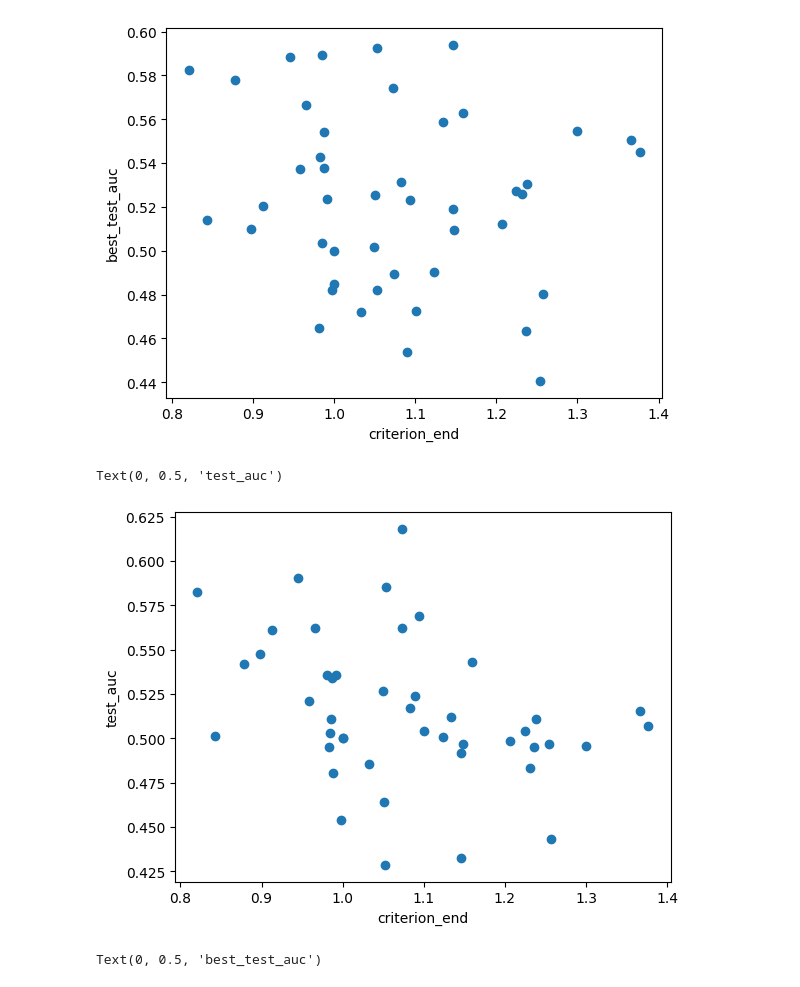
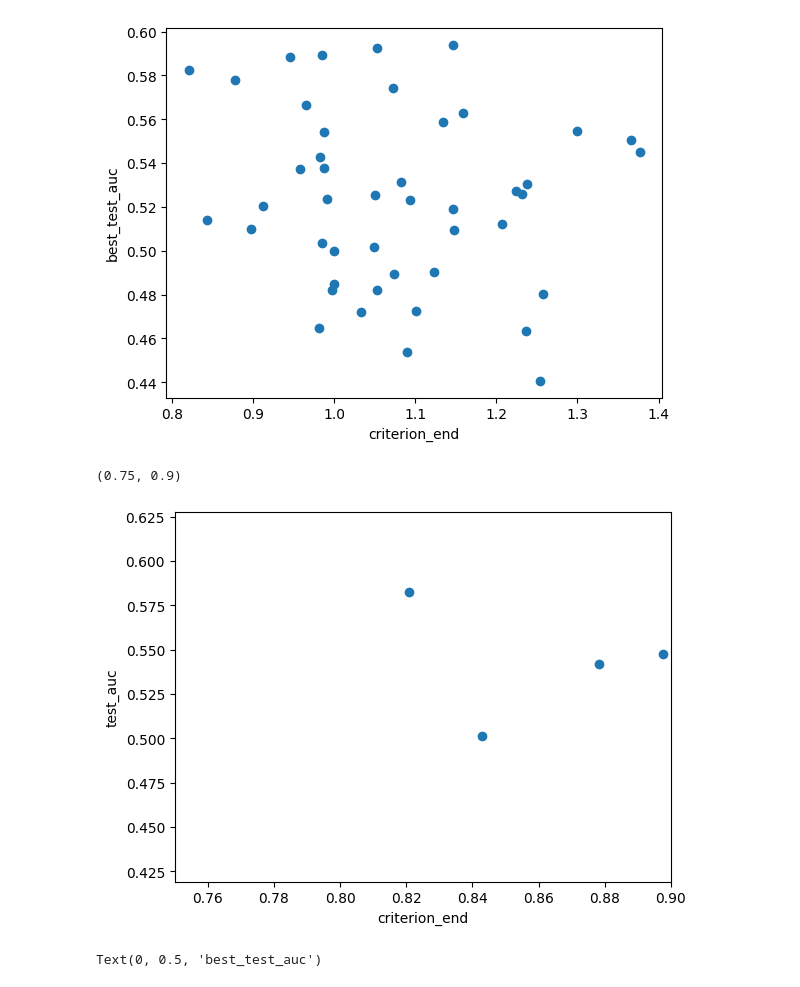
Before and after one commit to neurospin-projects/2023_agaudin_jchavas_folding_supervised, a Jupyter notebook: contrastive/notebooks/bdd_analysis_Flanker_large_range.ipynb, the cells around one changed output. Cells and saved outputs as stored; diff of their text form; code cells hidden in the pictures.

```diff
--- a/contrastive/notebooks/bdd_analysis_Flanker_large_range.ipynb
+++ b/contrastive/notebooks/bdd_analysis_Flanker_large_range.ipynb
@@ -50,10 +50,11 @@ Text(0, 0.5, 'best_test_auc')
 # %%
 plt.scatter(bdd["criterion_end"], bdd.test_auc)
 plt.xlabel("criterion_end")
 plt.ylabel("test_auc")
+plt.xlim((0.75,0.9))
 # %% [output]
-Text(0, 0.5, 'test_auc')
+(0.75, 0.9)
-[figure, old version]
+[figure, new version]
 # %%
 plt.scatter(bdd["diff_criterion"], bdd.best_test_auc)
 plt.xlabel("diff_criterion")
```
Also changed, not shown: 8 other files.
